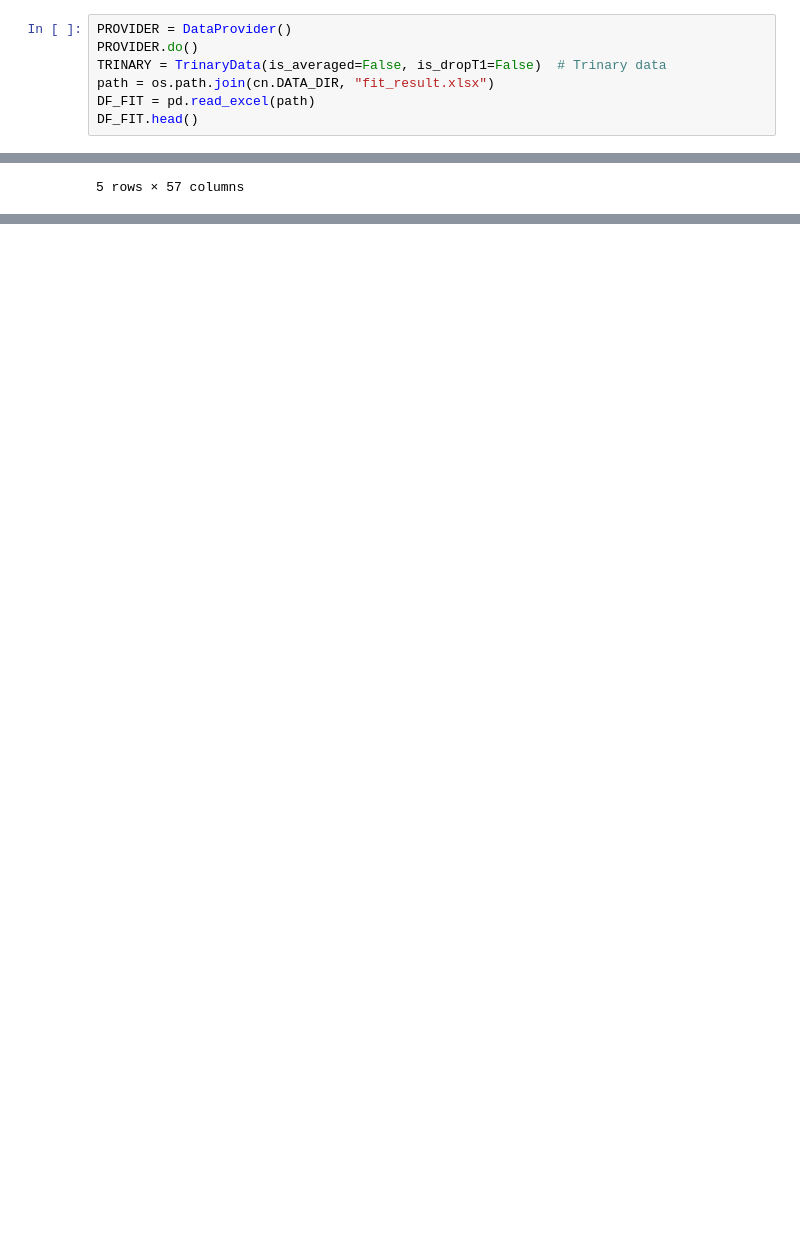
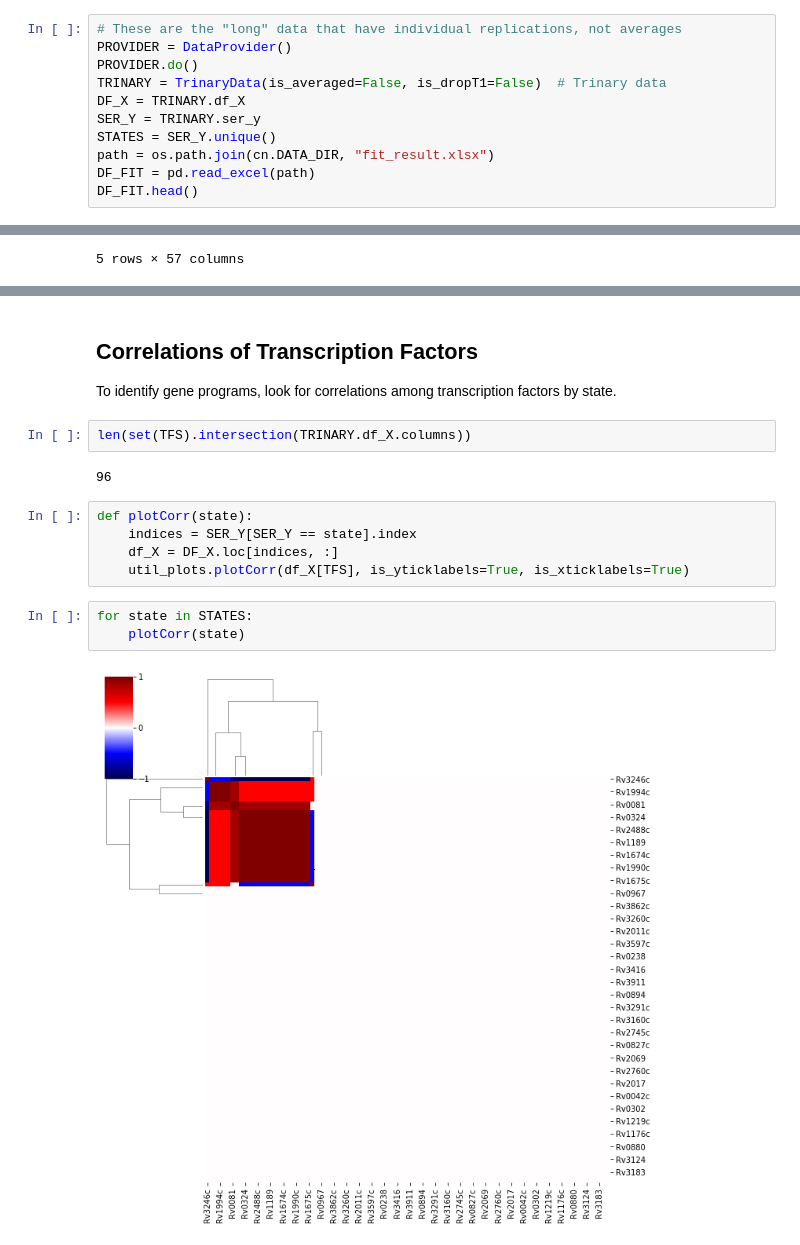
Before and after one commit to uwescience/xstate, a Jupyter notebook: notebooks/Classification Groups.ipynb, the cells around one changed output, grey strips where cells are left out. Saved outputs shown, nothing was run; the diff lists cells and outputs as text; blank space fills up the shorter version.

```diff
--- a/notebooks/Classification Groups.ipynb
+++ b/notebooks/Classification Groups.ipynb
@@ -23,9 +23,13 @@ import pandas as pd
 # %% [markdown]
 ## Create Base Data
 # %%
+# These are the "long" data that have individual replications, not averages
 PROVIDER = DataProvider()
 PROVIDER.do()
 TRINARY = TrinaryData(is_averaged=False, is_dropT1=False)  # Trinary data
+DF_X = TRINARY.df_X
+SER_Y = TRINARY.ser_y
+STATES = SER_Y.unique()
 path = os.path.join(cn.DATA_DIR, "fit_result.xlsx")
 DF_FIT = pd.read_excel(path)
 DF_FIT.head()
@@ -227,0 +246,17 @@ ValueError: Index contains duplicate entries, cannot reshape
+# %% [markdown]
+## Correlations of Transcription Factors
+To identify gene programs, look for correlations among transcription factors by state.
+# %%
+len(set(TFS).intersection(TRINARY.df_X.columns))
+# %% [output]
+96
+# %%
+def plotCorr(state):
+    indices = SER_Y[SER_Y == state].index
+    df_X = DF_X.loc[indices, :]
+    util_plots.plotCorr(df_X[TFS], is_yticklabels=True, is_xticklabels=True)
+# %%
+for state in STATES:
+    plotCorr(state)
+# %% [output]
+[figure, added]
```
Also changed, not shown: parts of 11 cells of this notebook.
